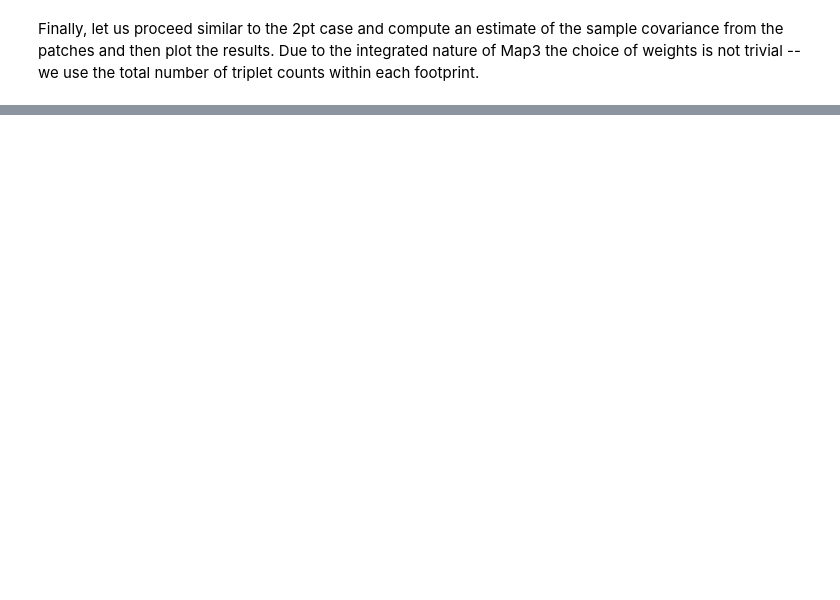
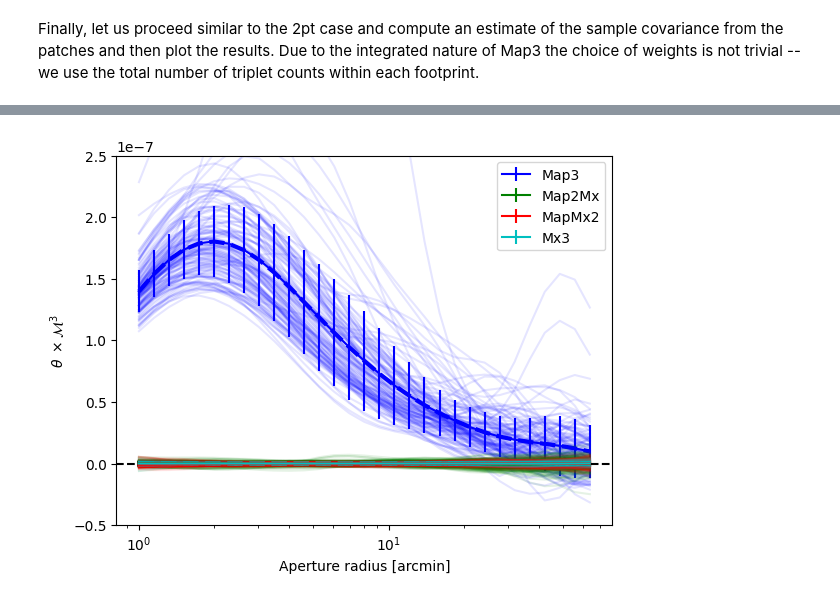
Before and after one commit to lporth93/orpheus, a Jupyter notebook: docs/source/notebooks/GG_GGG_tutorial_advanced.ipynb, the cells around one changed output, grey strips where cells are left out. Drawn from its saved outputs; the diff is of its cells as text; code cells hidden in the pictures; blank space fills up the shorter version.

```diff
--- a/docs/source/notebooks/GG_GGG_tutorial_advanced.ipynb
+++ b/docs/source/notebooks/GG_GGG_tutorial_advanced.ipynb
@@ -839,11 +656,0 @@ patchextend_deg=2.
-# %%
-shapecat = orpheus.SpinTracerCatalog(
-    spin=2,
-    pos1=fskycat['ra']*180/np.pi,
-    pos2=fskycat['dec']*180/np.pi,
-    zbins=fskycat['zbin'],
-    tracer_1=-fskycat['gamma1'],
-    tracer_2=-fskycat['gamma2'],
-    units_pos1='deg',
-    units_pos2='deg',
-    geometry='spherical')
@@ -974,0 +657,77 @@ plt.plot(np.sort(fskymap3u[0,0]).real[1:]/np.sort(fskymap3u[0,0]).real[:-1])
+# %%
+for elcomp in range(8):
+    color='bgggrrrc'[elcomp]
+    labels=['Map3', 'Map2Mx', None, None, 'MapMx2', None, None, 'Mx3']
+    plt.errorbar(x=apradii_equi,
+                 y=apradii_equi*fskymap3[elcomp,0],
+                 yerr=apradii_equi*np.sqrt(map3_samplevar[elcomp]), color=color,label=labels[elcomp])
+    plt.semilogx(apradii_equi,apradii_equi*fskymap3_spher[elcomp,0],color=color,ls="--",lw=3)
+    for elp in range(shapecat.npatches):
+        color='bgggrrrc'[elcomp]
+        plt.semilogx(apradii_equi, apradii_equi*allmap3[elcomp,elp],color=color,alpha=0.1)
+plt.axhline(0, color='k', ls='--')
+plt.xlabel('Aperture radius [arcmin]')
+plt.ylabel(r'$\theta  \ \times \mathcal{M}^3$')
+plt.ylim(-.5e-7,2.5e-7)
+plt.legend()
+plt.show()
+
+for elcomp in range(8):
+    color='bgggrrrc'[elcomp]
+    labels=['Map3', 'Map2Mx', None, None, 'MapMx2', None, None, 'Mx3']
+    if elcomp>0:
+        plt.errorbar(x=apradii_equi,
+                    y=apradii_equi*fskymap3[elcomp,0],
+                    yerr=apradii_equi*np.sqrt(map3_samplevar[elcomp]), color=color,label=labels[elcomp])
+        plt.semilogx(apradii_equi,apradii_equi*fskymap3_spher[elcomp,0],color=color,ls="--",lw=5,alpha=0.5)
+plt.axhline(0, color='k', ls='--')
+plt.xlabel('Aperture radius [arcmin]')
+plt.ylabel(r'$\theta  \ \times \mathcal{M}^3$')
+#plt.ylim(-.5e-7,2.5e-7)
+plt.legend()
+plt.show()
+
+norm = orpheus.symmetrize_map3_multiscale(np.outer(np.outer(apradii_unequi, apradii_unequi), apradii_unequi).flatten()[np.newaxis,np.newaxis])[0,0]**(1./3.)
+for elcomp in range(8):
+    color='bgggrrrc'[elcomp]
+    plt.errorbar(x=np.arange(56),
+                 y=norm*orpheus.symmetrize_map3_multiscale(fskymap3u)[elcomp,0],
+                 yerr=norm*np.sqrt(orpheus.symmetrize_map3_multiscale(map3u_samplevar[:,np.newaxis])[elcomp]), color=color)
+    plt.plot(np.arange(56), norm*orpheus.symmetrize_map3_multiscale(fskymap3u_spher)[elcomp,0],color=color,ls="--",lw=3)
+    for elp in range(shapecat.npatches):
+        color='bgggrrrc'[elcomp]
+        plt.plot(np.arange(56), norm*orpheus.symmetrize_map3_multiscale(allmap3u[:,[elp]])[elcomp,0],color=color,alpha=0.1)
+plt.axhline(0, color='k', ls='--')
+plt.xlabel('Aperture radius combination')
+plt.ylabel(r'$(\theta_1 \, \theta_2 \, \theta_3)^{1/3} \ \times \mathcal{M}^3$')
+plt.ylim(-.1e-7,2.2e-7)
+plt.show()
+
+for elcomp in range(8):
+    color='bgggrrrc'[elcomp]
+    labels=['Map3', 'Map2Mx', None, None, 'MapMx2', None, None, 'Mx3']
+    if elcomp>0:
+        plt.errorbar(x=np.arange(56),
+                    y=norm*orpheus.symmetrize_map3_multiscale(fskymap3u)[elcomp,0],
+                    yerr=norm*np.sqrt(orpheus.symmetrize_map3_multiscale(map3u_samplevar[:,np.newaxis])[elcomp]), color=color, label=labels[elcomp])
+        plt.plot(np.arange(56), norm*orpheus.symmetrize_map3_multiscale(fskymap3u_spher)[elcomp,0],color=color,ls="--",lw=5, alpha=0.5)
+plt.axhline(0, color='k', ls='--')
+plt.xlabel('Aperture radius combination')
+plt.ylabel(r'$(\theta_1 \, \theta_2 \, \theta_3)^{1/3} \ \times \mathcal{M}^3$')
+#plt.ylim(-.1e-7,2.2e-7)
+plt.legend()
+plt.show()
+
+plt.semilogx(apradii_equi,fskymap3[0,0]/fskymap3_spher[0,0])
+plt.axhline(1, color='k', ls='--')
+plt.xlabel('Aperture radius [arcmin]')
+plt.ylabel(r'$\mathcal{M}^3$: Patches/Full-Sky, Equal-Scale')
+plt.show()
+
+plt.plot(orpheus.symmetrize_map3_multiscale(fskymap3u/fskymap3u_spher)[0,0])
+plt.axhline(1, color='k', ls='--')
+plt.xlabel('Aperture radius [arcmin]')
+plt.ylabel(r'$\mathcal{M}^3$: Patches/Full-Sky, Multi-Scale')
+plt.show()
+# %% [output]
+[figure, added]
```
Also changed, not shown: parts of 35 cells of this notebook, 25 other files.
